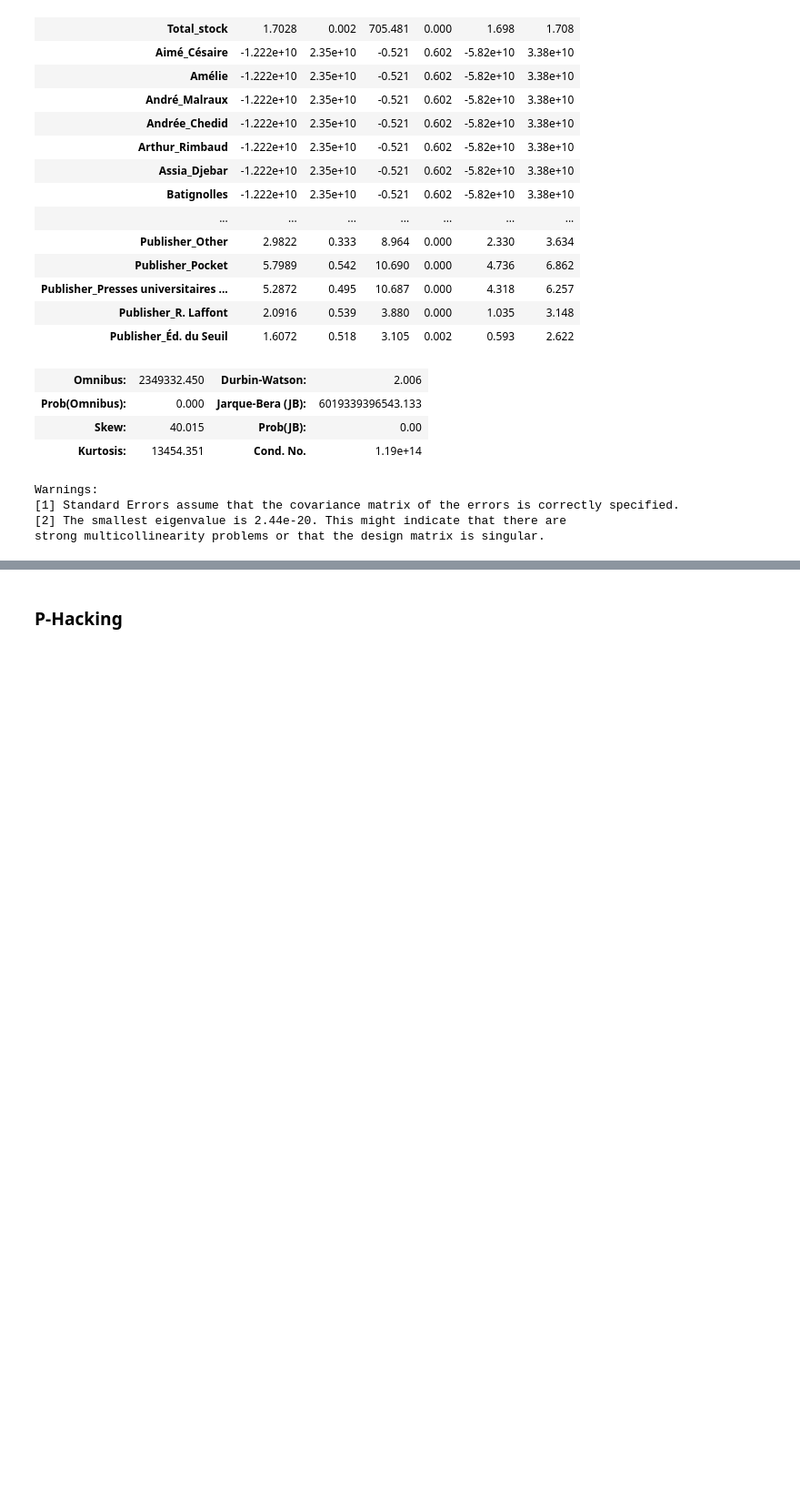
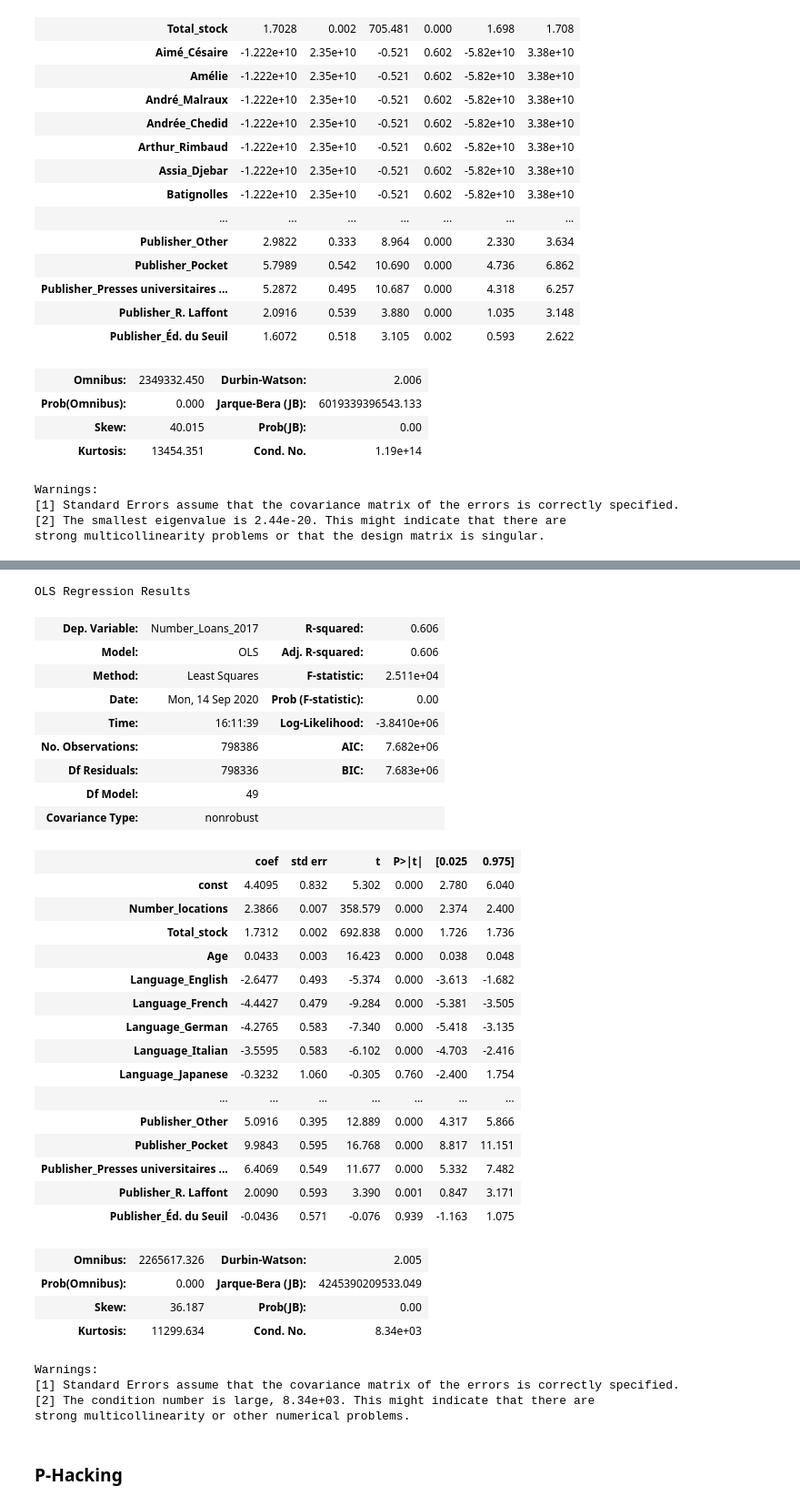
Before and after one commit to srosamont/Projects_Ironhack, a Jupyter notebook: Book_loan/Book_Loan_modeling.ipynb, the cells around one changed output, grey strips where cells are left out. Shown at 91% size. Cells and saved outputs as stored; diff of their text form; code cells hidden in the pictures; blank space fills up the shorter version.

Commit message:
test lin reg / different features

```diff
--- a/Book_loan/Book_Loan_modeling.ipynb
+++ b/Book_loan/Book_Loan_modeling.ipynb
@@ -326,3 +343,47 @@ strong multicollinearity problems or that the design matrix is singular.
+# %%
+#Test modelnew dataset ( without columns Libraries)
+y1=df1['Number_Loans_2017']
+X1=df1.drop('Number_Loans_2017',axis=1)
+# %%
+model3=OLS(y1,add_constant(X1)).fit()
+
+model3.summary()
+# R-quared is pretty good. We notice that the information brings by the Libraries columns is not relevant for the moedel (P-value>5%)
+# %% [output]
+OLS Regression Results
+| Dep. Variable: | Number_Loans_2017 | R-squared: | 0.606 |
+| Model: | OLS | Adj. R-squared: | 0.606 |
+| Method: | Least Squares | F-statistic: | 2.511e+04 |
+| Date: | Mon, 14 Sep 2020 | Prob (F-statistic): | 0.00 |
+| Time: | 16:11:39 | Log-Likelihood: | -3.8410e+06 |
+| No. Observations: | 798386 | AIC: | 7.682e+06 |
+| Df Residuals: | 798336 | BIC: | 7.683e+06 |
+| Df Model: | 49 |  |  |
+| Covariance Type: | nonrobust |  |  |
+|  | coef | std err | t | P>|t| | [0.025 | 0.975] |
+| const | 4.4095 | 0.832 | 5.302 | 0.000 | 2.780 | 6.040 |
+| Number_locations | 2.3866 | 0.007 | 358.579 | 0.000 | 2.374 | 2.400 |
+| Total_stock | 1.7312 | 0.002 | 692.838 | 0.000 | 1.726 | 1.736 |
+| Age | 0.0433 | 0.003 | 16.423 | 0.000 | 0.038 | 0.048 |
+| Language_English | -2.6477 | 0.493 | -5.374 | 0.000 | -3.613 | -1.682 |
+| Language_French | -4.4427 | 0.479 | -9.284 | 0.000 | -5.381 | -3.505 |
+| Language_German | -4.2765 | 0.583 | -7.340 | 0.000 | -5.418 | -3.135 |
+| Language_Italian | -3.5595 | 0.583 | -6.102 | 0.000 | -4.703 | -2.416 |
+| Language_Japanese | -0.3232 | 1.060 | -0.305 | 0.760 | -2.400 | 1.754 |
+| ... | ... | ... | ... | ... | ... | ... |
+| Publisher_Other | 5.0916 | 0.395 | 12.889 | 0.000 | 4.317 | 5.866 |
+| Publisher_Pocket | 9.9843 | 0.595 | 16.768 | 0.000 | 8.817 | 11.151 |
+| Publisher_Presses universitaires ... | 6.4069 | 0.549 | 11.677 | 0.000 | 5.332 | 7.482 |
+| Publisher_R. Laffont | 2.0090 | 0.593 | 3.390 | 0.001 | 0.847 | 3.171 |
+| Publisher_Éd. du Seuil | -0.0436 | 0.571 | -0.076 | 0.939 | -1.163 | 1.075 |
+| Omnibus: | 2265617.326 | Durbin-Watson: | 2.005 |
+| Prob(Omnibus): | 0.000 | Jarque-Bera (JB): | 4245390209533.049 |
+| Skew: | 36.187 | Prob(JB): | 0.00 |
+| Kurtosis: | 11299.634 | Cond. No. | 8.34e+03 |
+Warnings:
+[1] Standard Errors assume that the covariance matrix of the errors is correctly specified.
+[2] The condition number is large, 8.34e+03. This might indicate that there are
+strong multicollinearity or other numerical problems.
 # %% [markdown]
 ### P-Hacking
 # %%
```
Also changed, not shown: parts of 9 cells of this notebook.
